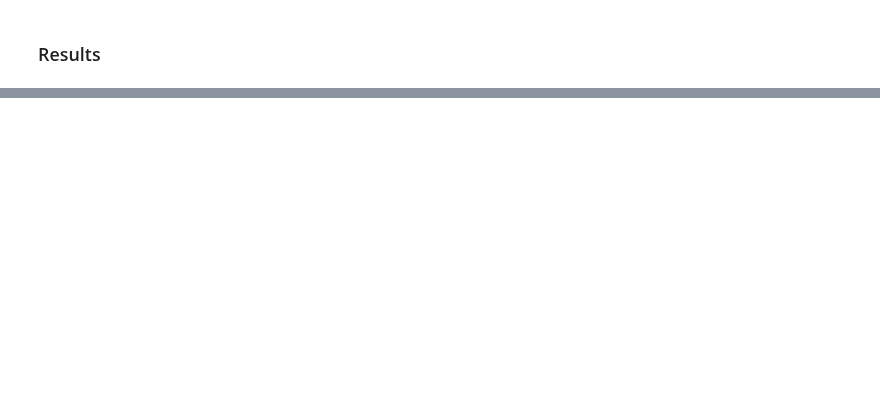
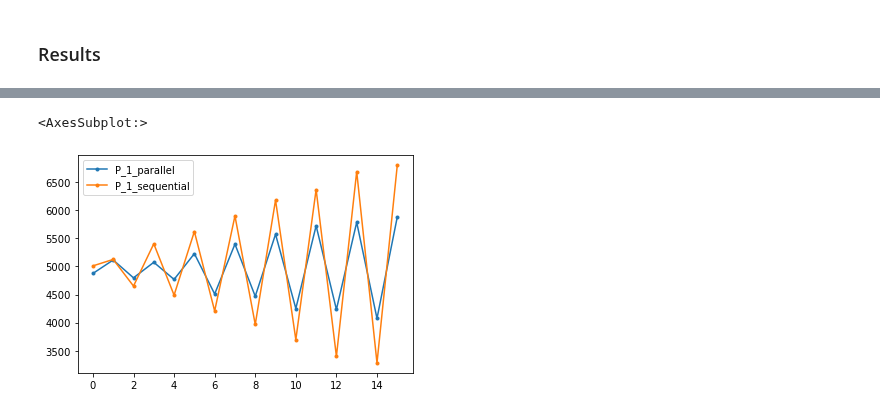
Before and after one commit to Eagle-quantum/QVaR, a Jupyter notebook: parallel_attempt_aa_v1.ipynb, the cells around one changed output, grey strips where cells are left out. Saved outputs shown, nothing was run; the diff lists cells and outputs as text; code cells hidden in the pictures; blank space fills up the shorter version.

```diff
--- a/parallel_attempt_aa_v1.ipynb
+++ b/parallel_attempt_aa_v1.ipynb
@@ -257,2 +286,6 @@ df_tot = df.merge(df_s, left_on='iterations',right_on='iterations',suffixes=('_p
 # %%
-df_tot = df_tot[['iterations','P_1_parallel', 'P_1_sequential']]
+df_tot = df_tot[['P_1_parallel', 'P_1_sequential']]
+df_tot.plot(style='.-')
+# %% [output]
+<AxesSubplot:>
+[figure, added]
```
Also changed, not shown: parts of 13 cells of this notebook.
